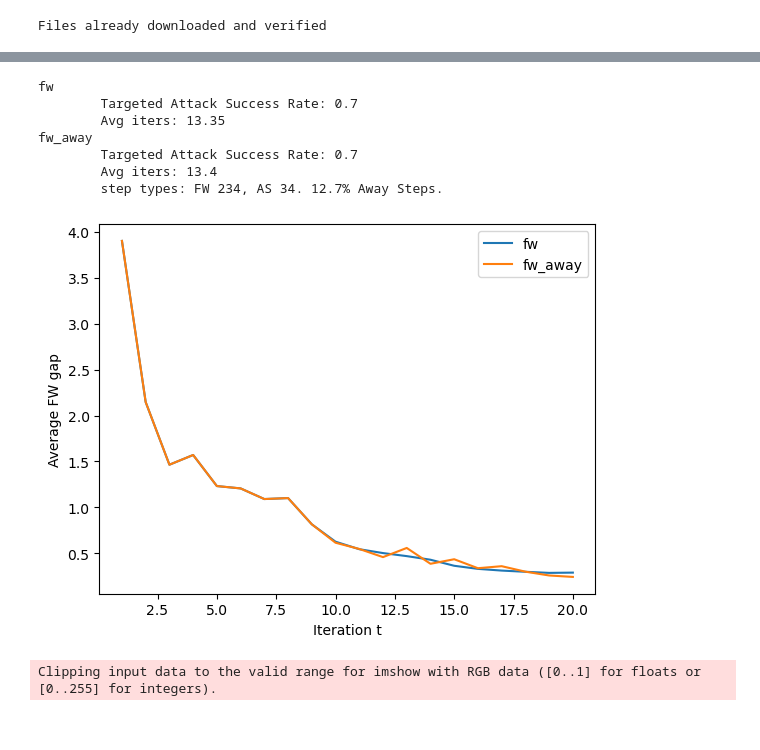
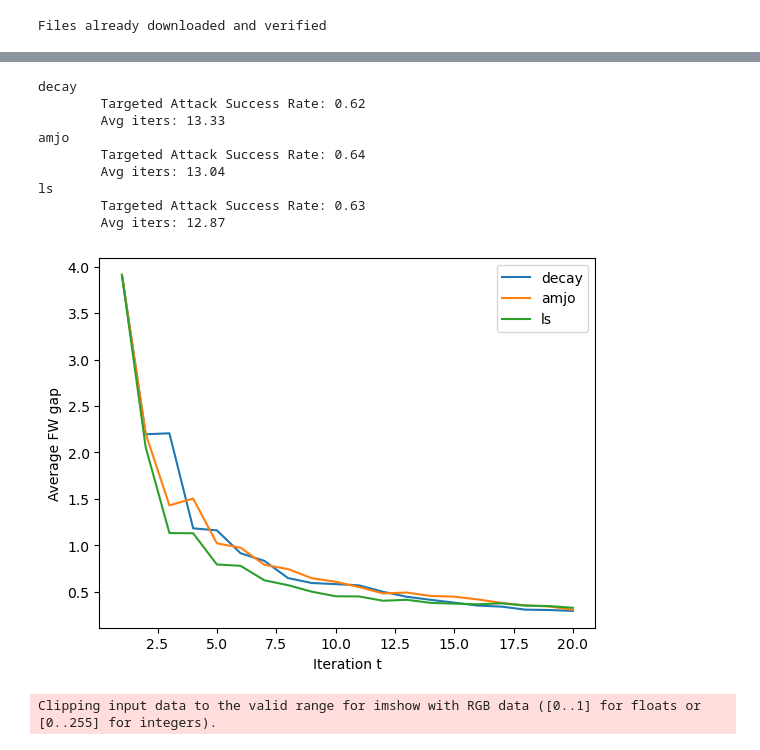
Before and after one commit to TannerAGraves/FW-variants-for-WB-Adversarial-Attacks, a Jupyter notebook: test attacks.ipynb, the cells around one changed output, grey strips where cells are left out. Saved outputs shown, nothing was run; the diff lists cells and outputs as text; code cells hidden in the pictures.

```diff
--- a/test attacks.ipynb
+++ b/test attacks.ipynb
@@ -101,14 +105,18 @@ Epsilon: 0.005  Correct Classifications (Failed Attacks) = 6 / 20 = 0.3
-# %%
-plot_convergence(hist_dfs, algs)
-# %% [output]
-fw
-        Targeted Attack Success Rate: 0.7
-        Avg iters: 13.35
-fw_away
-        Targeted Attack Success Rate: 0.7
-        Avg iters: 13.4
-        step types: FW 234, AS 34. 12.7% Away Steps.
-[figure, removed]
+# %%
+# gamma = 0.5
+# delta = 0.5
+plot_convergence(hist_dfs, step_rules)
+# %% [output]
+decay
+        Targeted Attack Success Rate: 0.62
+        Avg iters: 13.33
+amjo
+        Targeted Attack Success Rate: 0.64
+        Avg iters: 13.04
+ls
+        Targeted Attack Success Rate: 0.63
+        Avg iters: 12.87
+[figure, added]
 # %%
 display_examples(ex_savers[0], epsilon, target_mdl.classes)
 # %% [output]
```
Also changed, not shown: parts of 11 cells of this notebook, 5 other files.
